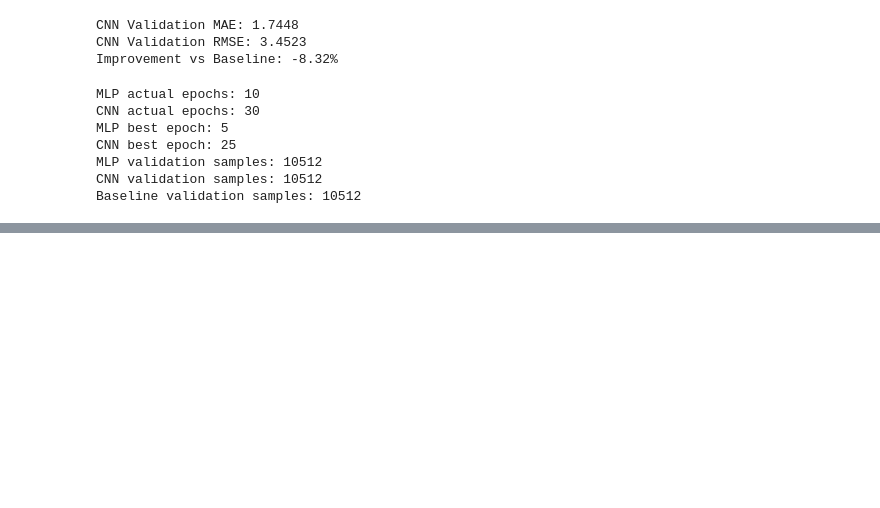
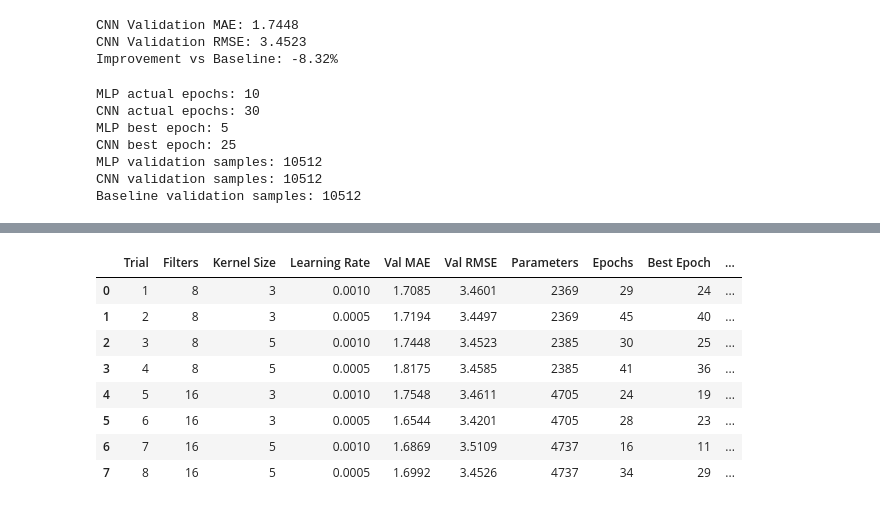
Before and after one commit to qchen534/AISE4010-Project, a Jupyter notebook: AISE4010_Project_Group#3.ipynb, the cells around one changed output, grey strips where cells are left out. Cells and saved outputs as stored; diff of their text form; code cells hidden in the pictures; blank space fills up the shorter version.

```diff
--- a/AISE4010_Project_Group#3.ipynb
+++ b/AISE4010_Project_Group#3.ipynb
@@ -795,0 +850,29 @@ Baseline validation samples: 10512
+# %%
+import itertools
+
+SEED = 42
+
+def build_cnn(filters, kernel_size, learning_rate):
+    model = Sequential([
+        Input(shape=(LOOKBACK, 1)),
+
+        Conv1D(
+            filters=filters,
+            kernel_size=kernel_size,
+            activation="relu",
+            padding="same"
+        ),
+
+        MaxPooling1D(pool_size=2),
+        Flatten(),
+
+        Dense(16, activation="relu"),
+        Dense(1)
+    ])
+
+    model.compile(
+        optimizer=Adam(learning_rate=learning_rate),
+        loss="mse"
+    )
+
+    return model
@@ -795,0 +1018,16 @@ Baseline validation samples: 10512
+# %%
+# Table 1: Original Grid Search Results
+
+grid_results_df = pd.DataFrame(grid_results)
+
+display(grid_results_df.round(4))
+# %% [output]
+|  | Trial | Filters | Kernel Size | Learning Rate | Val MAE | Val RMSE | Parameters | Epochs | Best Epoch | ... |
+| 0 | 1 | 8 | 3 | 0.0010 | 1.7085 | 3.4601 | 2369 | 29 | 24 | ... |
+| 1 | 2 | 8 | 3 | 0.0005 | 1.7194 | 3.4497 | 2369 | 45 | 40 | ... |
+| 2 | 3 | 8 | 5 | 0.0010 | 1.7448 | 3.4523 | 2385 | 30 | 25 | ... |
+| 3 | 4 | 8 | 5 | 0.0005 | 1.8175 | 3.4585 | 2385 | 41 | 36 | ... |
+| 4 | 5 | 16 | 3 | 0.0010 | 1.7548 | 3.4611 | 4705 | 24 | 19 | ... |
+| 5 | 6 | 16 | 3 | 0.0005 | 1.6544 | 3.4201 | 4705 | 28 | 23 | ... |
+| 6 | 7 | 16 | 5 | 0.0010 | 1.6869 | 3.5109 | 4737 | 16 | 11 | ... |
+| 7 | 8 | 16 | 5 | 0.0005 | 1.6992 | 3.4526 | 4737 | 34 | 29 | ... |
```
Also changed, not shown: parts of 9 cells of this notebook.
